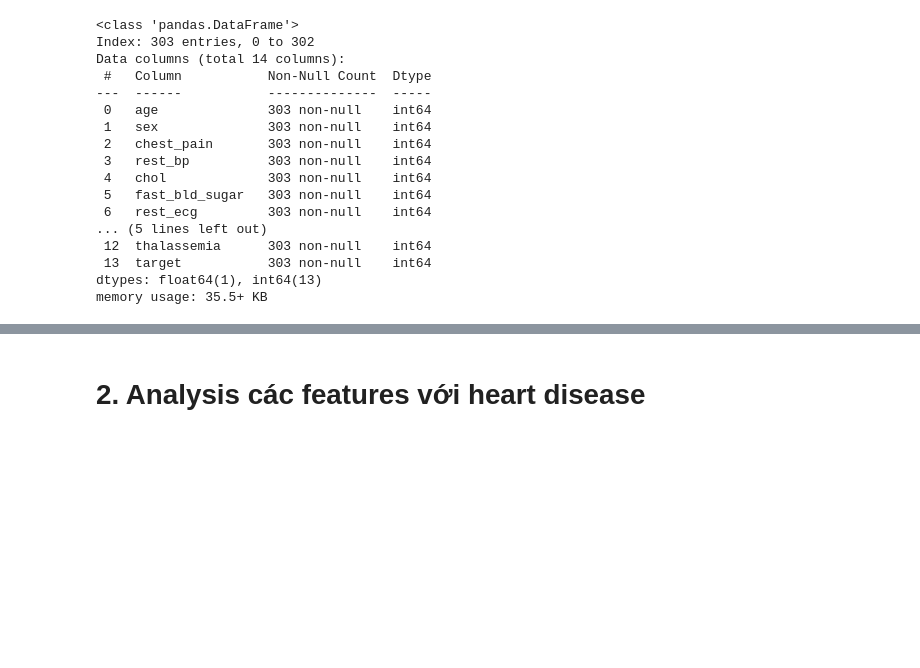
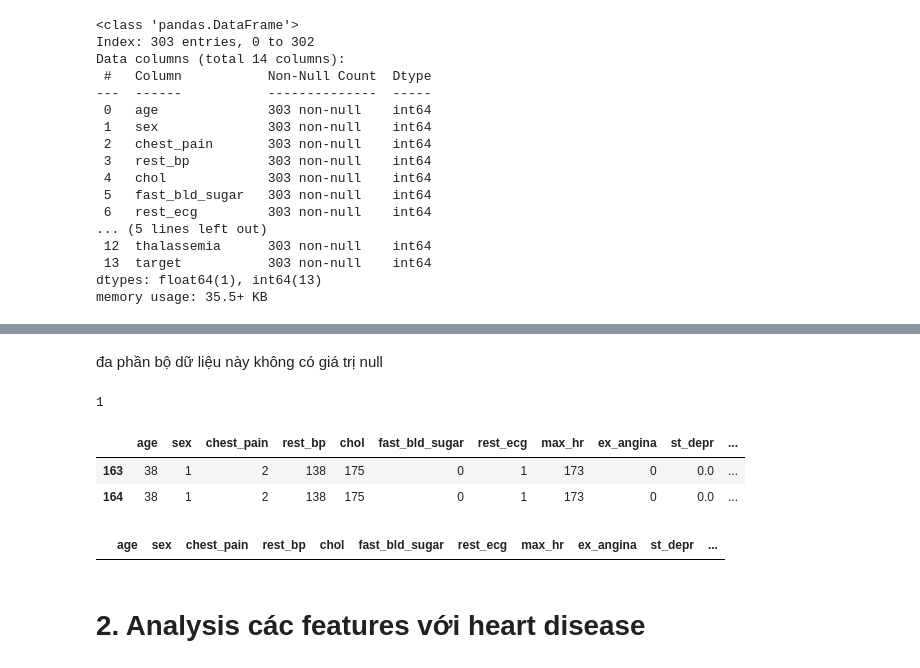
Before and after one commit to thuytienleee/Analyzing-the-Heart-Disease-Dataset, a Jupyter notebook: upload_dataset.ipynb, the cells around one changed output, grey strips where cells are left out. Cells and saved outputs as stored; diff of their text form; code cells hidden in the pictures; blank space fills up the shorter version.

```diff
--- a/upload_dataset.ipynb
+++ b/upload_dataset.ipynb
@@ -89,3 +126,19 @@ memory usage: 35.5+ KB
+# %% [markdown]
+đa phần bộ dữ liệu này không có giá trị null
+# %%
+print(df.duplicated().sum())
+df[df.duplicated(keep=False)]
+# %% [output]
+1
+|  | age | sex | chest_pain | rest_bp | chol | fast_bld_sugar | rest_ecg | max_hr | ex_angina | st_depr | ... |
+| 163 | 38 | 1 | 2 | 138 | 175 | 0 | 1 | 173 | 0 | 0.0 | ... |
+| 164 | 38 | 1 | 2 | 138 | 175 | 0 | 1 | 173 | 0 | 0.0 | ... |
+# %%
+df.drop_duplicates(inplace = True)
+
+df[df.duplicated(keep=False)]
+# %% [output]
+|  | age | sex | chest_pain | rest_bp | chol | fast_bld_sugar | rest_ecg | max_hr | ex_angina | st_depr | ... |
 # %% [markdown]
 # 2. Analysis các features với heart disease
 # %% [markdown]
```
Also changed, not shown: parts of 6 cells of this notebook.
